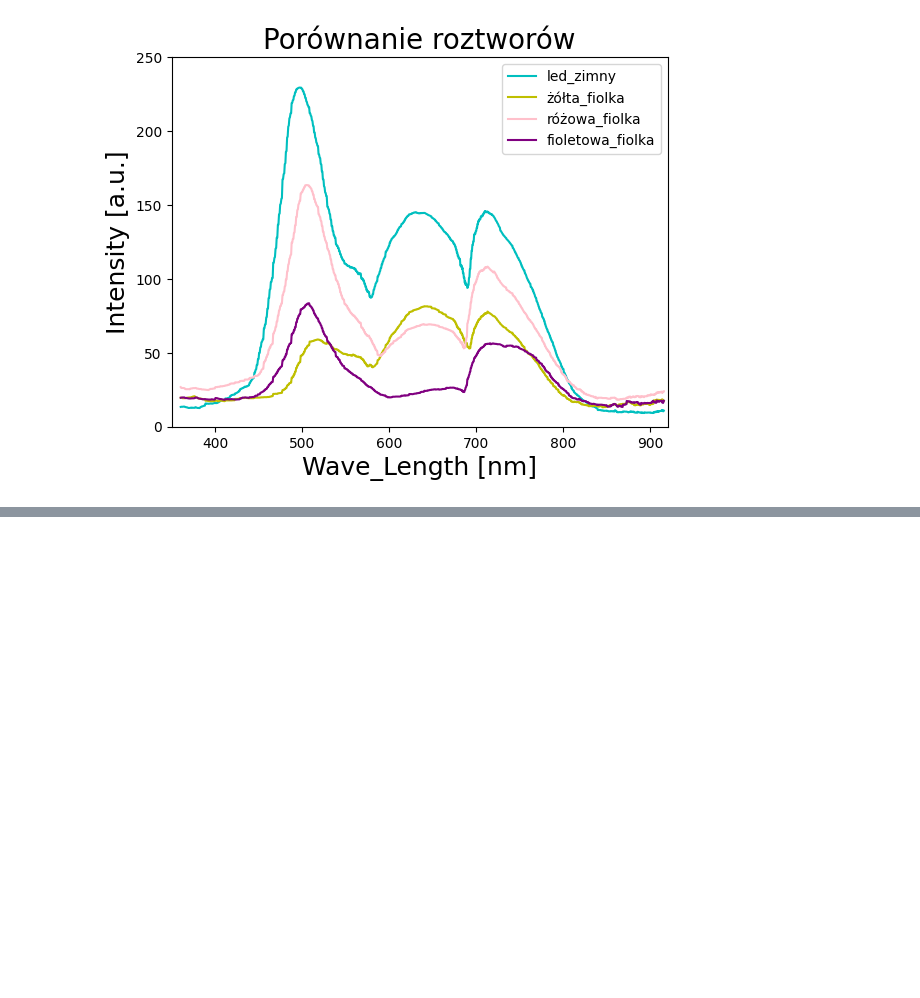
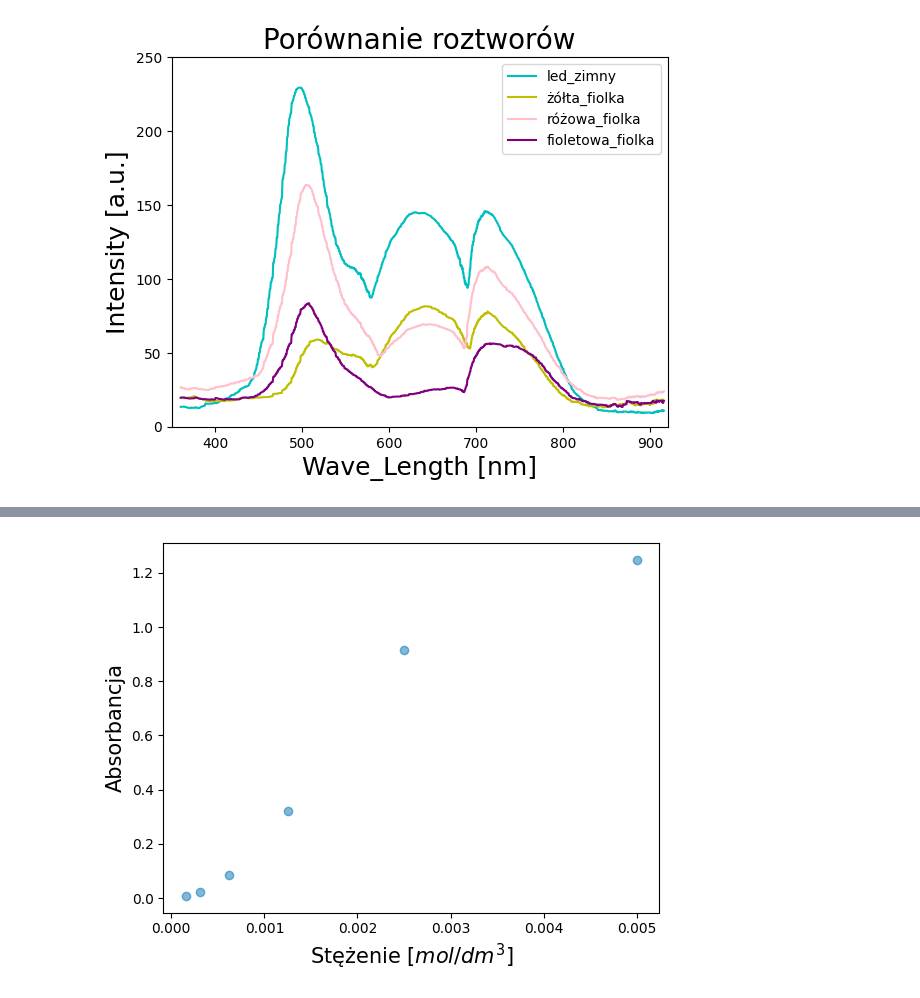
Before and after one commit to irozalski/Sensor_technology-analysis, a Jupyter notebook: spectrophotometric/Spektro.ipynb, the cells around one changed output, grey strips where cells are left out. Cells and saved outputs as stored; diff of their text form; code cells hidden in the pictures; blank space fills up the shorter version.

```diff
--- a/spectrophotometric/Spektro.ipynb
+++ b/spectrophotometric/Spektro.ipynb
@@ -314,0 +356,9 @@ plt.show()
+# %%
+dict = {'Nr' : ['światło padające',1, 2, 3, 4, 5, 6, 'X'],
+
+        'Stężenie' : ['-', 0.000156,  0.0003125, 0.000625, 0.00125, 0.0025, 0.005, 'X'],
+        'Intensywność' : [244.5, 239.8, 232, 201.2, 117.2, 29.8, 13.8, 76.7],
+        }
+fiolki = pd.DataFrame(dict)
+
+display(fiolki)
@@ -314,0 +375,2 @@ plt.show()
+# %%
+fiolki = fiolki.set_index('Nr')
@@ -314,0 +399,2 @@ plt.show()
+# %%
+fiolki['Absorbancja'] = np.log10(fiolki.loc['światło padające']['Intensywność']/fiolki['Intensywność'])
@@ -314,0 +414,13 @@ plt.show()
+# %%
+x = fiolki.loc[1:6]['Stężenie']
+y = fiolki.loc[1:6]['Absorbancja']
+
+
+plt.xlabel('Stężenie [$mol/dm^3$]', fontsize = 15)
+plt.ylabel('Absorbancja', fontsize = 15)
+plt.scatter(x, y, alpha=0.5)
+
+
+plt.show()
+# %% [output]
+[figure, added]
```
Also changed, not shown: parts of 17 cells of this notebook.
